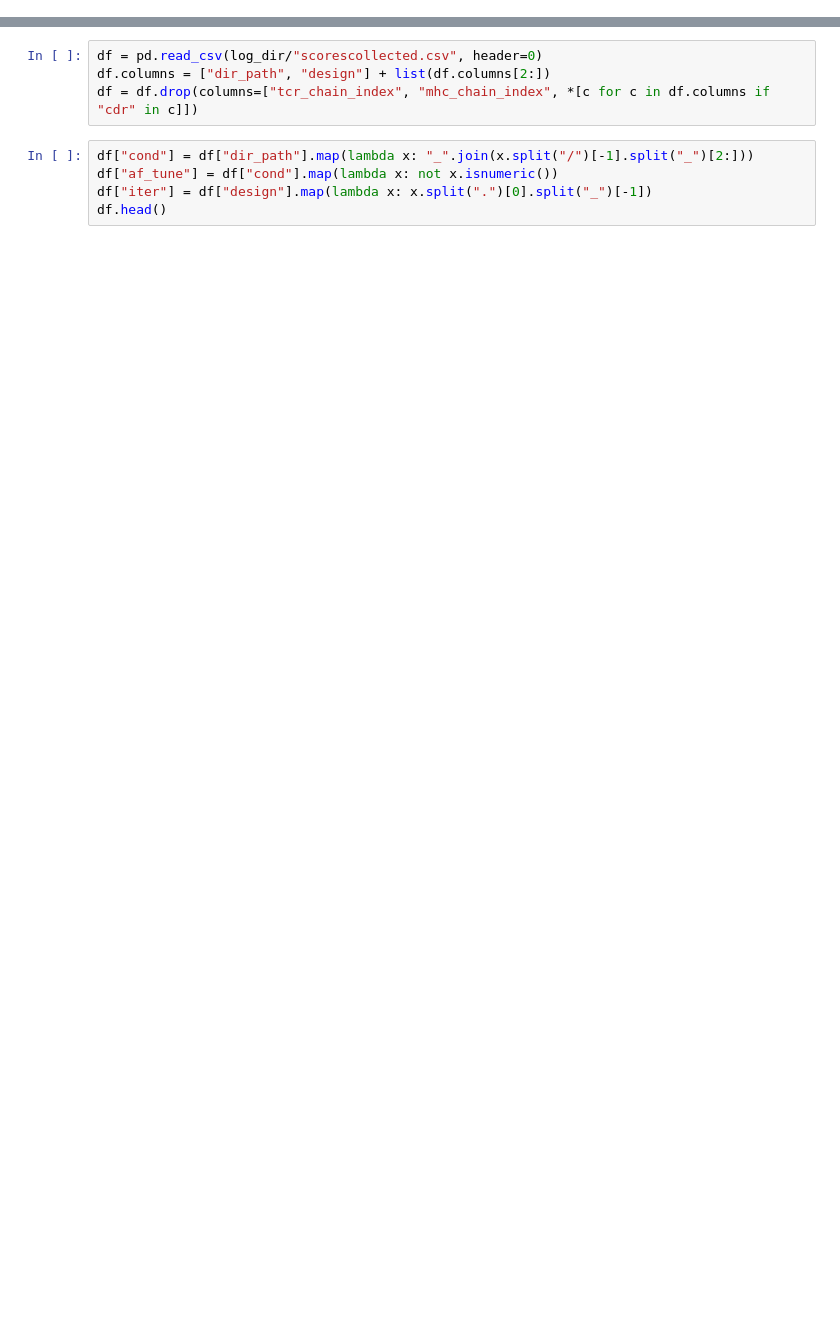
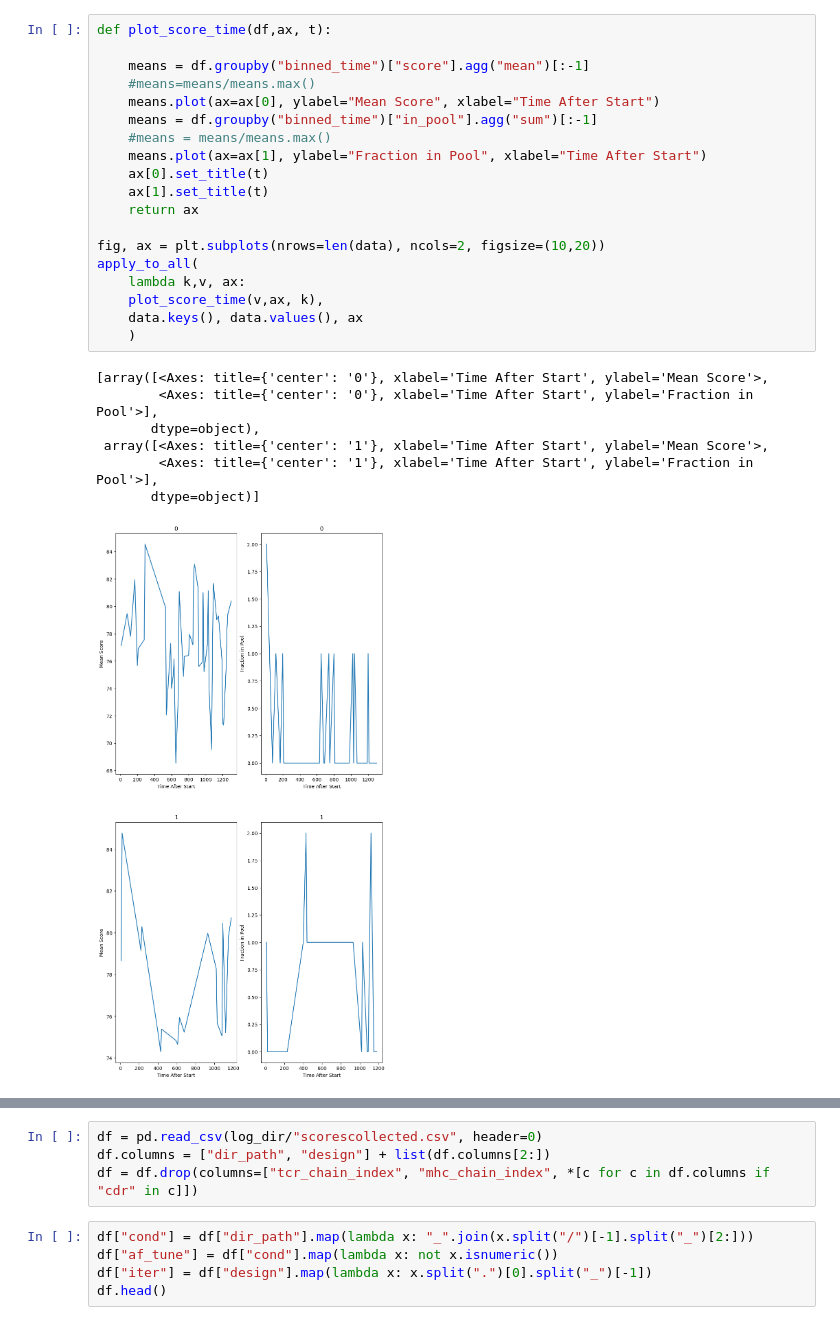
Before and after one commit to NTBiotech/flexcraft, a Jupyter notebook: notebooks/adapt/tuning_analysis.ipynb, the cells around one changed output, grey strips where cells are left out. Cells and saved outputs as stored; diff of their text form; blank space fills up the shorter version.

```diff
--- a/notebooks/adapt/tuning_analysis.ipynb
+++ b/notebooks/adapt/tuning_analysis.ipynb
@@ -9,0 +94,27 @@ log_dir=data_dir/"tuning_trial_2026-04-May_12:01:32"
+# %%
+def plot_score_time(df,ax, t):
+
+    means = df.groupby("binned_time")["score"].agg("mean")[:-1]
+    #means=means/means.max()
+    means.plot(ax=ax[0], ylabel="Mean Score", xlabel="Time After Start")
+    means = df.groupby("binned_time")["in_pool"].agg("sum")[:-1]
+    #means = means/means.max()
+    means.plot(ax=ax[1], ylabel="Fraction in Pool", xlabel="Time After Start")
+    ax[0].set_title(t)
+    ax[1].set_title(t)
+    return ax
+
+fig, ax = plt.subplots(nrows=len(data), ncols=2, figsize=(10,20))
+apply_to_all(
+    lambda k,v, ax:
+    plot_score_time(v,ax, k),
+    data.keys(), data.values(), ax
+    )
+# %% [output]
+[array([<Axes: title={'center': '0'}, xlabel='Time After Start', ylabel='Mean Score'>,
+        <Axes: title={'center': '0'}, xlabel='Time After Start', ylabel='Fraction in Pool'>],
+       dtype=object),
+ array([<Axes: title={'center': '1'}, xlabel='Time After Start', ylabel='Mean Score'>,
+        <Axes: title={'center': '1'}, xlabel='Time After Start', ylabel='Fraction in Pool'>],
+       dtype=object)]
+[figure, added]
```
Also changed, not shown: parts of 7 cells of this notebook, 19 other files.
